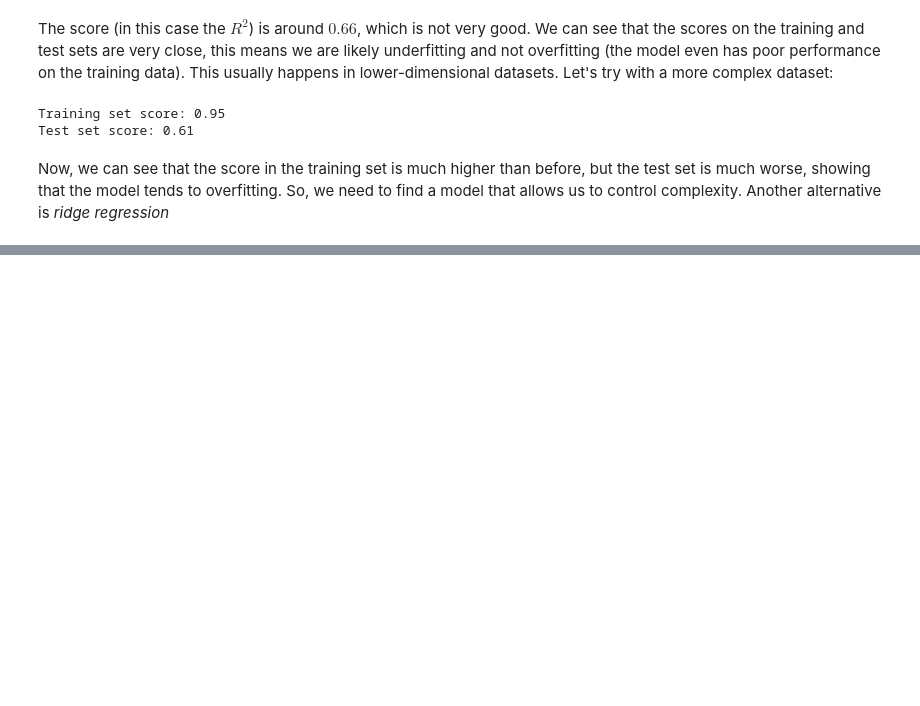
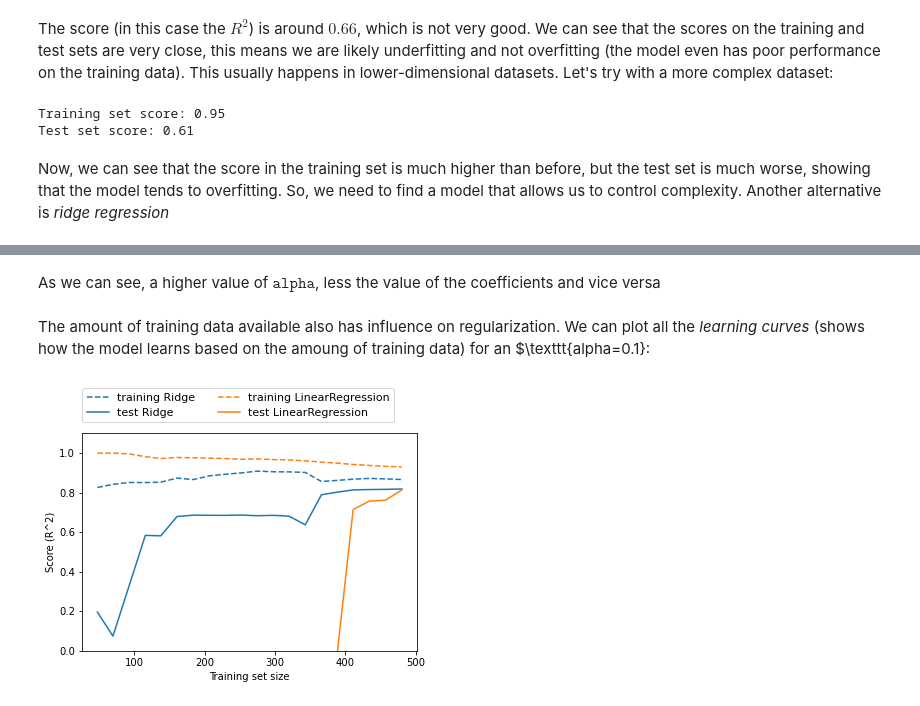
Before and after one commit to luciofondon98/Data-Science-Stuff, a Jupyter notebook: Introduction to Machine Learning with Python/Introduction to Machine Learning with Python - Chapter 2 - Linear Models.ipynb, the cells around one changed output, grey strips where cells are left out. Cells and saved outputs as stored; diff of their text form; code cells hidden in the pictures; blank space fills up the shorter version.

```diff
--- a/Introduction to Machine Learning with Python/Introduction to Machine Learning with Python - Chapter 2 - Linear Models.ipynb
+++ b/Introduction to Machine Learning with Python/Introduction to Machine Learning with Python - Chapter 2 - Linear Models.ipynb
@@ -69,0 +130,8 @@ Now, we can see that the score in the training set is much higher than before, b
+# %% [markdown]
+As we can see, a higher value of $\texttt{alpha}$, less the value of the coefficients and vice versa
+# %% [markdown]
+The amount of training data available also has influence on regularization. We can plot all the _learning curves_ (shows how the model learns based on the amoung of training data) for an $\texttt{alpha=0.1}:
+# %%
+mglearn.plots.plot_ridge_n_samples()
+# %% [output]
+[figure, added]
```
Also changed, not shown: parts of 10 cells of this notebook.
